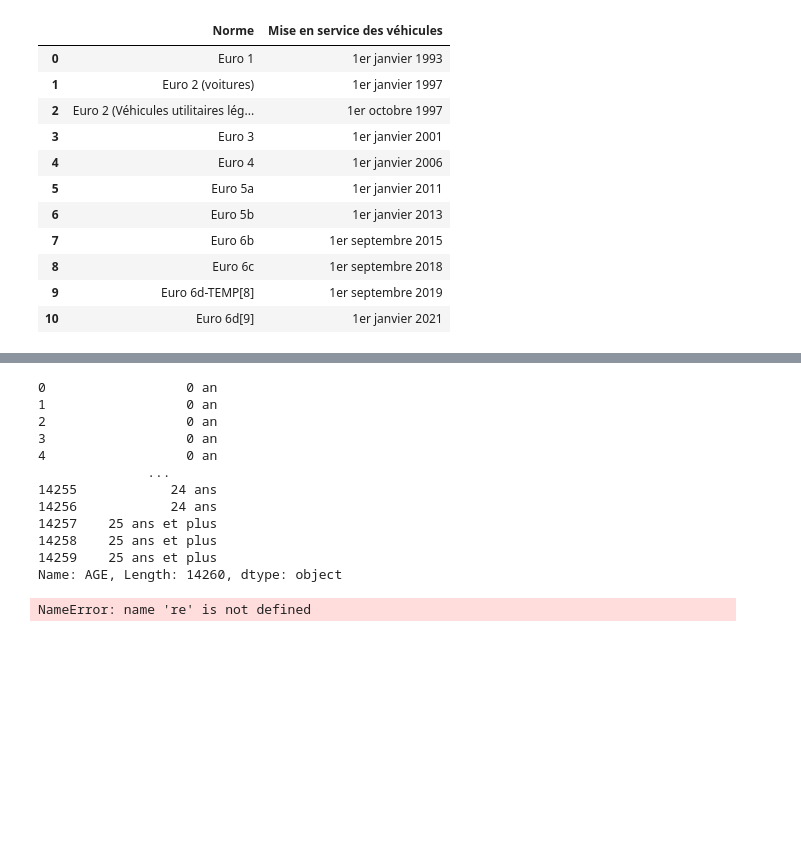
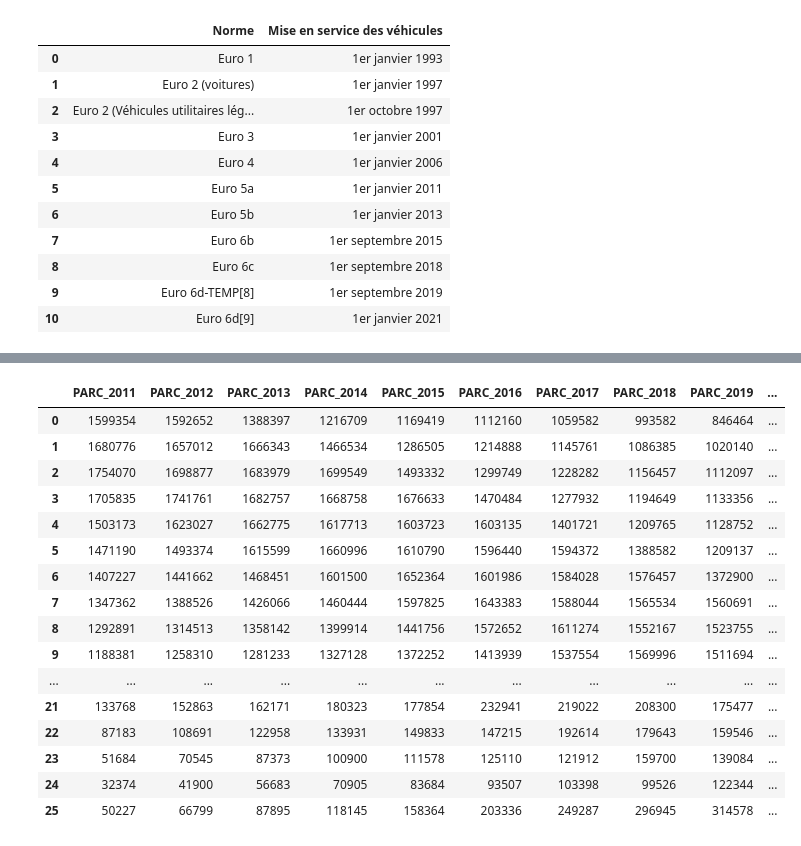
Before and after one commit to TheoLBTN/Projet-Python, a Jupyter notebook: Emissions_particules.ipynb, the cells around one changed output, grey strips where cells are left out. Drawn from its saved outputs; the diff is of its cells as text; code cells hidden in the pictures; blank space fills up the shorter version.

```diff
--- a/Emissions_particules.ipynb
+++ b/Emissions_particules.ipynb
@@ -65,4 +56,2 @@ donner le nombre de véhicule pour chaque norme de 2011 à 2020.
 # %%
 variables = ['PARC_2011','PARC_2012','PARC_2013','PARC_2014','PARC_2015','PARC_2016','PARC_2017','PARC_2018','PARC_2019','PARC_2020','PARC_2021','PARC_2022']
-age=data['AGE']
-data.groupby('AGE')[variables].sum()
@@ -88,23 +58,48 @@ data.groupby('AGE')[variables].sum()
-# %%
-age
-# %% [output]
-0                  0 an
-1                  0 an
-2                  0 an
-3                  0 an
-4                  0 an
-              ...
-14255            24 ans
-14256            24 ans
-14257    25 ans et plus
-14258    25 ans et plus
-14259    25 ans et plus
-Name: AGE, Length: 14260, dtype: object
 # %%
-ages=age.unique()
+df1 = data.copy()
+
+def age_num(age) :
+    res = []
+    for i in range (len(age)) :
+        res.append(int(str(age[i])[0:2]))
+    return res
+
+# On créé une colonne avec l'âge du véhicule sous forme numérique
+df1.insert(loc = 1, column = 'AGE_NUM', value = age_num(np.array(df1['AGE'], dtype = str)))
+
+# On peut se séparer de certaines colonnes
+df1 = df1.drop(['REGION_CODE', 'REGION_LIBELLE', 'CLASSE_VEHICULE', 'STATUT_UTILISATEUR', 'AGE'], axis = 1)
+df1=df1.loc[(df1["CARBURANT"] == "Diesel") |
+                (df1["CARBURANT"] == "Essence")] # on ne garde que les carburants diesel et essence
+
+# On effectue la somme pour les différentes régions et statuts d'utilisateurs
+df1 = df1.groupby(['AGE_NUM','CARBURANT'])[variables].sum()
+df1 = df1.sort_values(by = ['AGE_NUM'])
 # %%
-ages_chiffres = [int(re.search(r'\d+', age).group()) for age in ages]
-
-print(ages_chiffres)
+#df1
-# %% [output]
-NameError: name 're' is not defined
+# %%
+df_essence = df1.iloc[1::2]
+df_diesel = df1.iloc[::2]
+# %%
+nb_diesel=df_diesel.reset_index().drop(['CARBURANT','AGE_NUM'] ,axis=1)
+nb_essence=df_essence.reset_index().drop(['CARBURANT','AGE_NUM'] ,axis=1)
+# %%
+nb_diesel
+# %% [output]
+|  | PARC_2011 | PARC_2012 | PARC_2013 | PARC_2014 | PARC_2015 | PARC_2016 | PARC_2017 | PARC_2018 | PARC_2019 | ... |
+| 0 | 1599354 | 1592652 | 1388397 | 1216709 | 1169419 | 1112160 | 1059582 | 993582 | 846464 | ... |
+| 1 | 1680776 | 1657012 | 1666343 | 1466534 | 1286505 | 1214888 | 1145761 | 1086385 | 1020140 | ... |
+| 2 | 1754070 | 1698877 | 1683979 | 1699549 | 1493332 | 1299749 | 1228282 | 1156457 | 1112097 | ... |
+| 3 | 1705835 | 1741761 | 1682757 | 1668758 | 1676633 | 1470484 | 1277932 | 1194649 | 1133356 | ... |
+| 4 | 1503173 | 1623027 | 1662775 | 1617713 | 1603723 | 1603135 | 1401721 | 1209765 | 1128752 | ... |
+| 5 | 1471190 | 1493374 | 1615599 | 1660996 | 1610790 | 1596440 | 1594372 | 1388582 | 1209137 | ... |
+| 6 | 1407227 | 1441662 | 1468451 | 1601500 | 1652364 | 1601986 | 1584028 | 1576457 | 1372900 | ... |
+| 7 | 1347362 | 1388526 | 1426066 | 1460444 | 1597825 | 1643383 | 1588044 | 1565534 | 1560691 | ... |
+| 8 | 1292891 | 1314513 | 1358142 | 1399914 | 1441756 | 1572652 | 1611274 | 1552167 | 1523755 | ... |
+| 9 | 1188381 | 1258310 | 1281233 | 1327128 | 1372252 | 1413939 | 1537554 | 1569996 | 1511694 | ... |
+| ... | ... | ... | ... | ... | ... | ... | ... | ... | ... | ... |
+| 21 | 133768 | 152863 | 162171 | 180323 | 177854 | 232941 | 219022 | 208300 | 175477 | ... |
+| 22 | 87183 | 108691 | 122958 | 133931 | 149833 | 147215 | 192614 | 179643 | 159546 | ... |
+| 23 | 51684 | 70545 | 87373 | 100900 | 111578 | 125110 | 121912 | 159700 | 139084 | ... |
+| 24 | 32374 | 41900 | 56683 | 70905 | 83684 | 93507 | 103398 | 99526 | 122344 | ... |
+| 25 | 50227 | 66799 | 87895 | 118145 | 158364 | 203336 | 249287 | 296945 | 314578 | ... |
```
Also changed, not shown: parts of 10 cells of this notebook.
